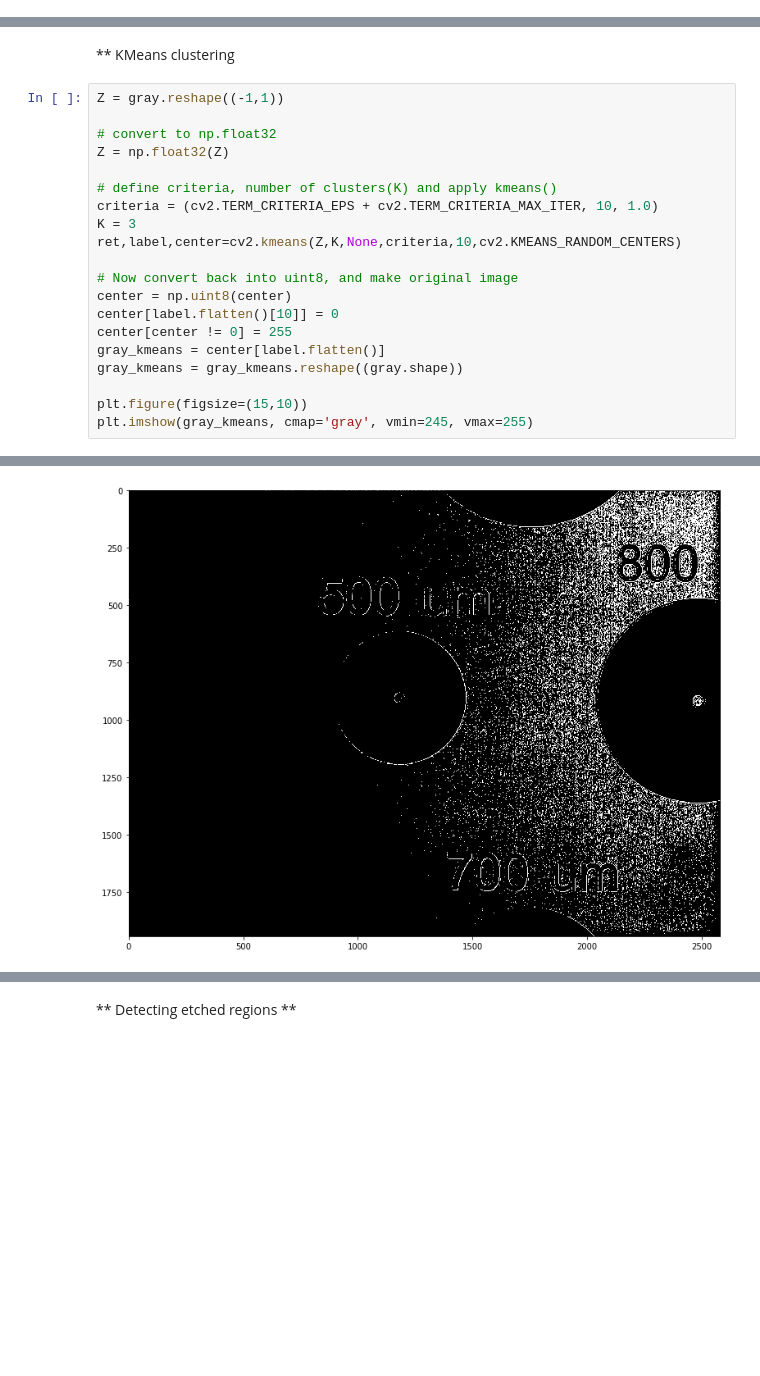
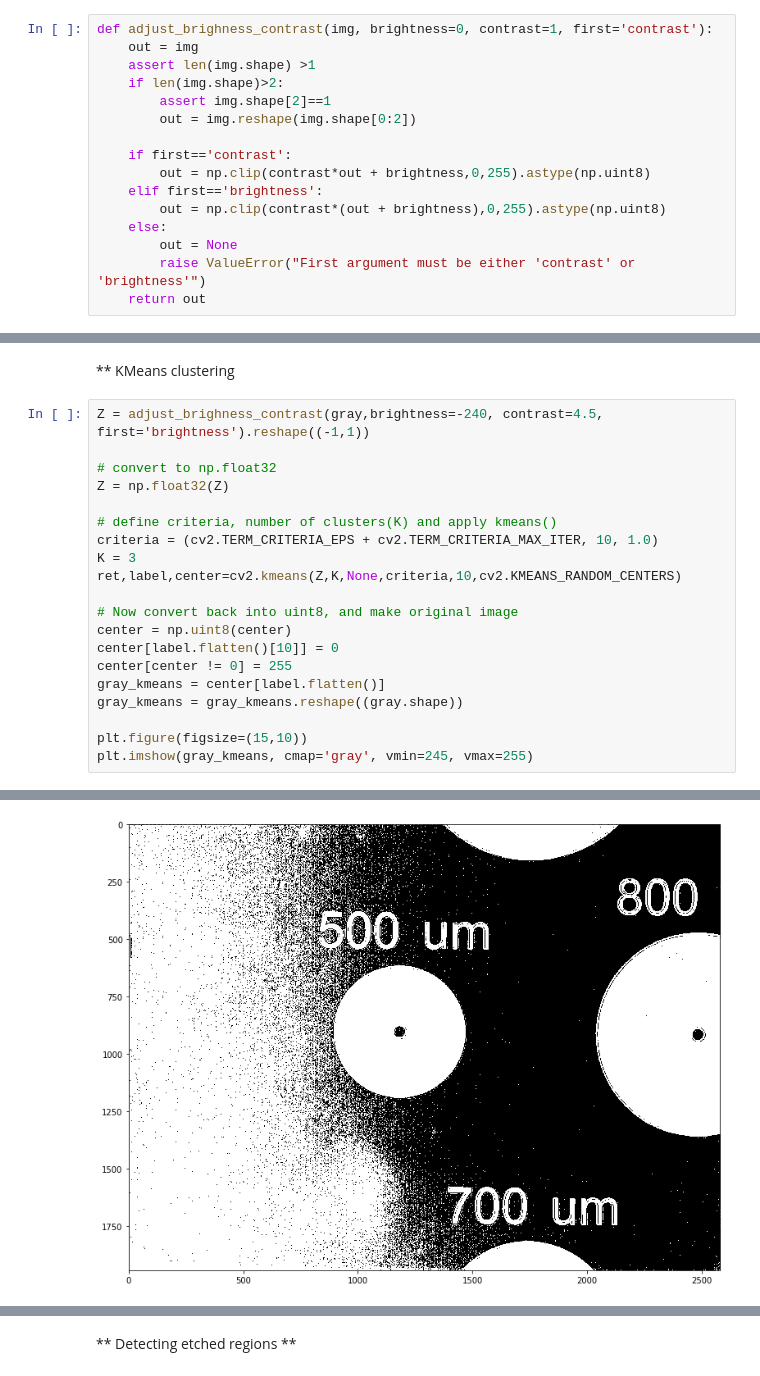
Before and after one commit to silvan-stettler/ml-processopt, a Jupyter notebook: image_segmentation.ipynb, the cells around one changed output, grey strips where cells are left out. Saved outputs shown, nothing was run; the diff lists cells and outputs as text; blank space fills up the shorter version.

Commit message:
Brightness and contrast adjustment function

```diff
--- a/image_segmentation.ipynb
+++ b/image_segmentation.ipynb
@@ -13,3 +13,19 @@ plt.imshow(gray, cmap='gray',vmin=0, vmax=255)
 # %% [output]
 <matplotlib.image.AxesImage at 0x...>
 [figure]
+# %%
+def adjust_brighness_contrast(img, brightness=0, contrast=1, first='contrast'):
+    out = img
+    assert len(img.shape) >1
+    if len(img.shape)>2:
+        assert img.shape[2]==1
+        out = img.reshape(img.shape[0:2])
+
+    if first=='contrast':
+        out = np.clip(contrast*out + brightness,0,255).astype(np.uint8)
+    elif first=='brightness':
+        out = np.clip(contrast*(out + brightness),0,255).astype(np.uint8)
+    else:
+        out = None
+        raise ValueError("First argument must be either 'contrast' or 'brightness'")
+    return out
@@ -25,25 +44,25 @@ plt.imshow(gray_dumb, cmap='gray', vmin=0, vmax=255)
 # %% [markdown]
 ** KMeans clustering
 # %%
-Z = gray.reshape((-1,1))
+Z = adjust_brighness_contrast(gray,brightness=-240, contrast=4.5, first='brightness').reshape((-1,1))
 
 # convert to np.float32
 Z = np.float32(Z)
 
 # define criteria, number of clusters(K) and apply kmeans()
 criteria = (cv2.TERM_CRITERIA_EPS + cv2.TERM_CRITERIA_MAX_ITER, 10, 1.0)
 K = 3
 ret,label,center=cv2.kmeans(Z,K,None,criteria,10,cv2.KMEANS_RANDOM_CENTERS)
 
 # Now convert back into uint8, and make original image
 center = np.uint8(center)
 center[label.flatten()[10]] = 0
 center[center != 0] = 255
 gray_kmeans = center[label.flatten()]
 gray_kmeans = gray_kmeans.reshape((gray.shape))
 
 plt.figure(figsize=(15,10))
 plt.imshow(gray_kmeans, cmap='gray', vmin=245, vmax=255)
 # %% [output]
 <matplotlib.image.AxesImage at 0x...>
-[figure, old version]
+[figure, new version]
```
Also changed, not shown: parts of 6 cells of this notebook.
